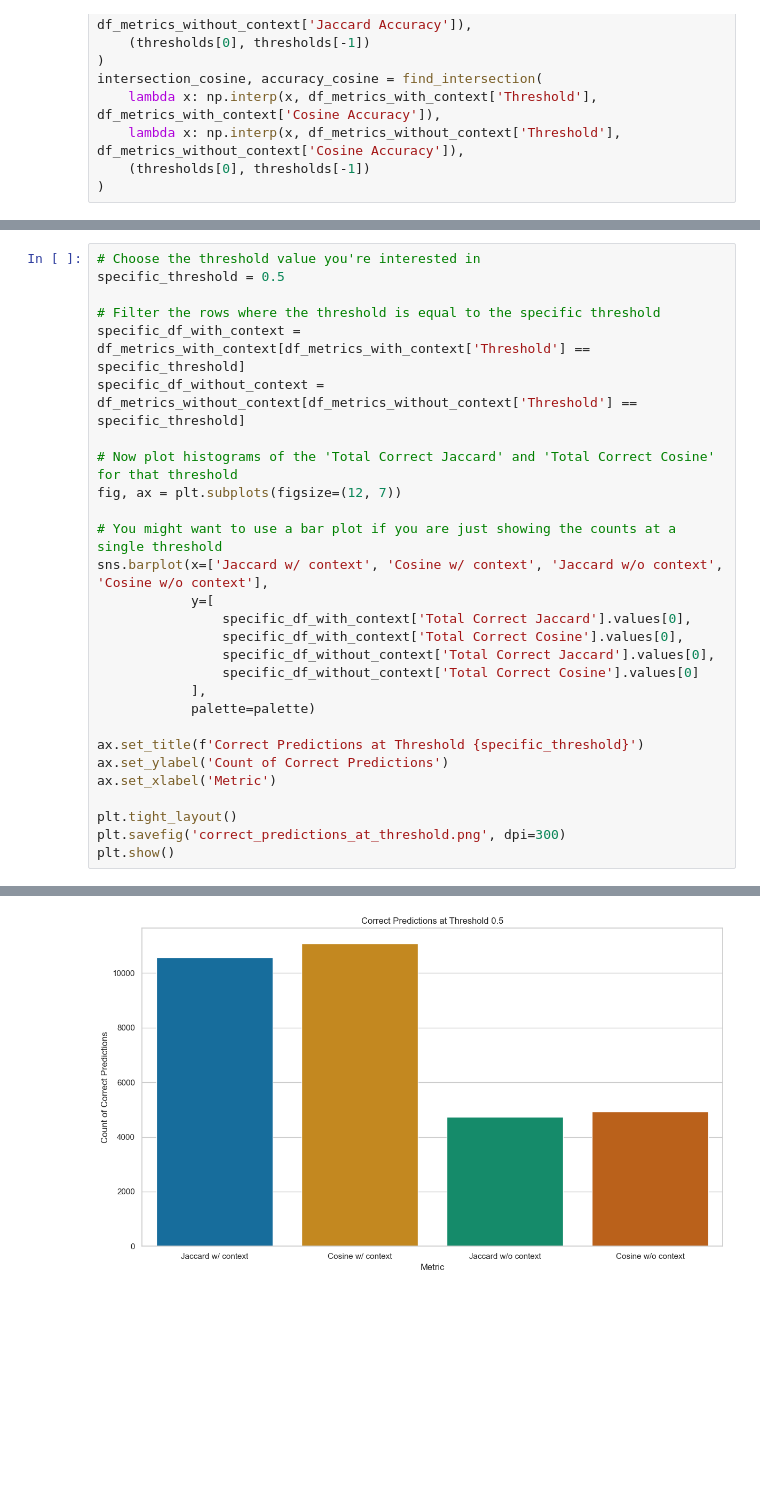
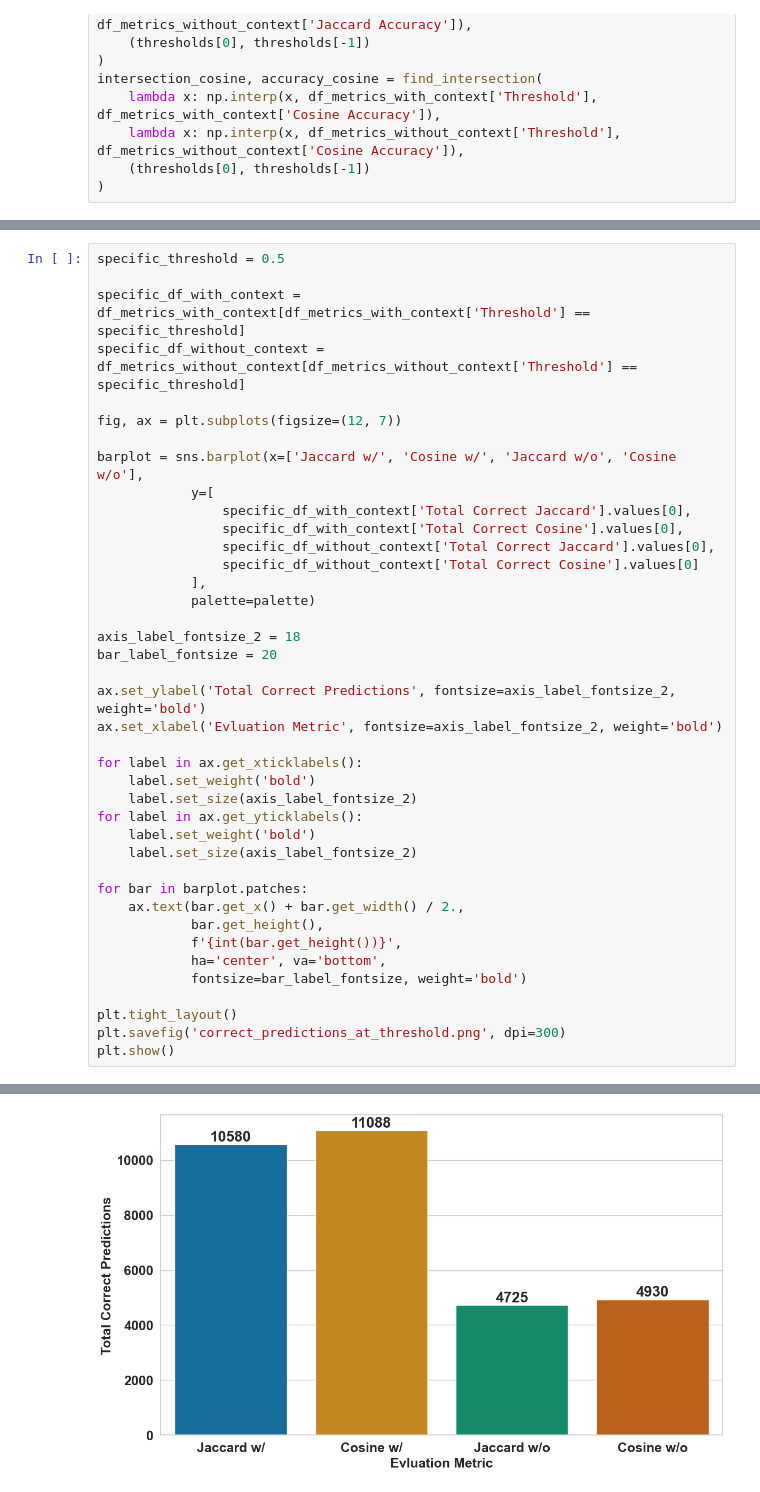
Before and after one commit to nneubacher/Bachelorarbeit, a Jupyter notebook: compare.ipynb, the cells around one changed output, grey strips where cells are left out. Drawn from its saved outputs; the diff is of its cells as text; blank space fills up the shorter version.

```diff
--- a/compare.ipynb
+++ b/compare.ipynb
@@ -132,16 +90,12 @@ print(df_metrics_without_context[['Threshold', 'Jaccard Accuracy', 'Cosine Accur
 # %%
-# Choose the threshold value you're interested in
 specific_threshold = 0.5
 
-# Filter the rows where the threshold is equal to the specific threshold
 specific_df_with_context = df_metrics_with_context[df_metrics_with_context['Threshold'] == specific_threshold]
 specific_df_without_context = df_metrics_without_context[df_metrics_without_context['Threshold'] == specific_threshold]
 
-# Now plot histograms of the 'Total Correct Jaccard' and 'Total Correct Cosine' for that threshold
 fig, ax = plt.subplots(figsize=(12, 7))
 
-# You might want to use a bar plot if you are just showing the counts at a single threshold
-sns.barplot(x=['Jaccard w/ context', 'Cosine w/ context', 'Jaccard w/o context', 'Cosine w/o context'],
+barplot = sns.barplot(x=['Jaccard w/', 'Cosine w/', 'Jaccard w/o', 'Cosine w/o'],
             y=[
                 specific_df_with_context['Total Correct Jaccard'].values[0],
                 specific_df_with_context['Total Correct Cosine'].values[0],
@@ -150,9 +104,25 @@ sns.barplot(x=['Jaccard w/ context', 'Cosine w/ context', 'Jaccard w/o context',
             ],
             palette=palette)
 
-ax.set_title(f'Correct Predictions at Threshold {specific_threshold}')
-ax.set_ylabel('Count of Correct Predictions')
-ax.set_xlabel('Metric')
+axis_label_fontsize_2 = 18
+bar_label_fontsize = 20
+
+ax.set_ylabel('Total Correct Predictions', fontsize=axis_label_fontsize_2, weight='bold')
+ax.set_xlabel('Evluation Metric', fontsize=axis_label_fontsize_2, weight='bold')
+
+for label in ax.get_xticklabels():
+    label.set_weight('bold')
+    label.set_size(axis_label_fontsize_2)
+for label in ax.get_yticklabels():
+    label.set_weight('bold')
+    label.set_size(axis_label_fontsize_2)
+
+for bar in barplot.patches:
+    ax.text(bar.get_x() + bar.get_width() / 2.,
+            bar.get_height(),
+            f'{int(bar.get_height())}',
+            ha='center', va='bottom',
+            fontsize=bar_label_fontsize, weight='bold')
 
 plt.tight_layout()
 plt.savefig('correct_predictions_at_threshold.png', dpi=300)
@@ -164 +134 @@ Passing `palette` without assigning `hue` is deprecated and will be removed in v
-[figure, old version]
+[figure, new version]
```
Also changed, not shown: parts of 4 cells of this notebook.
